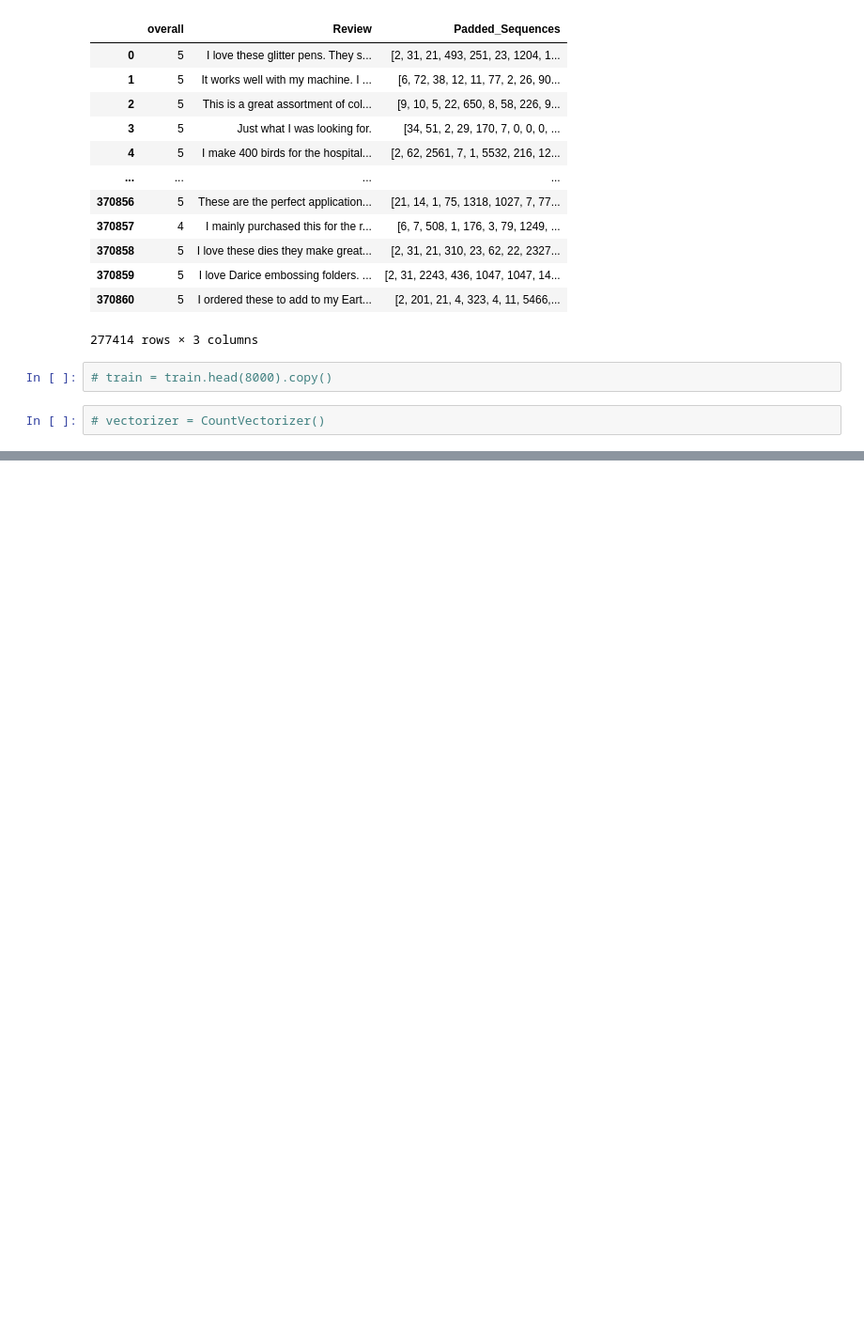
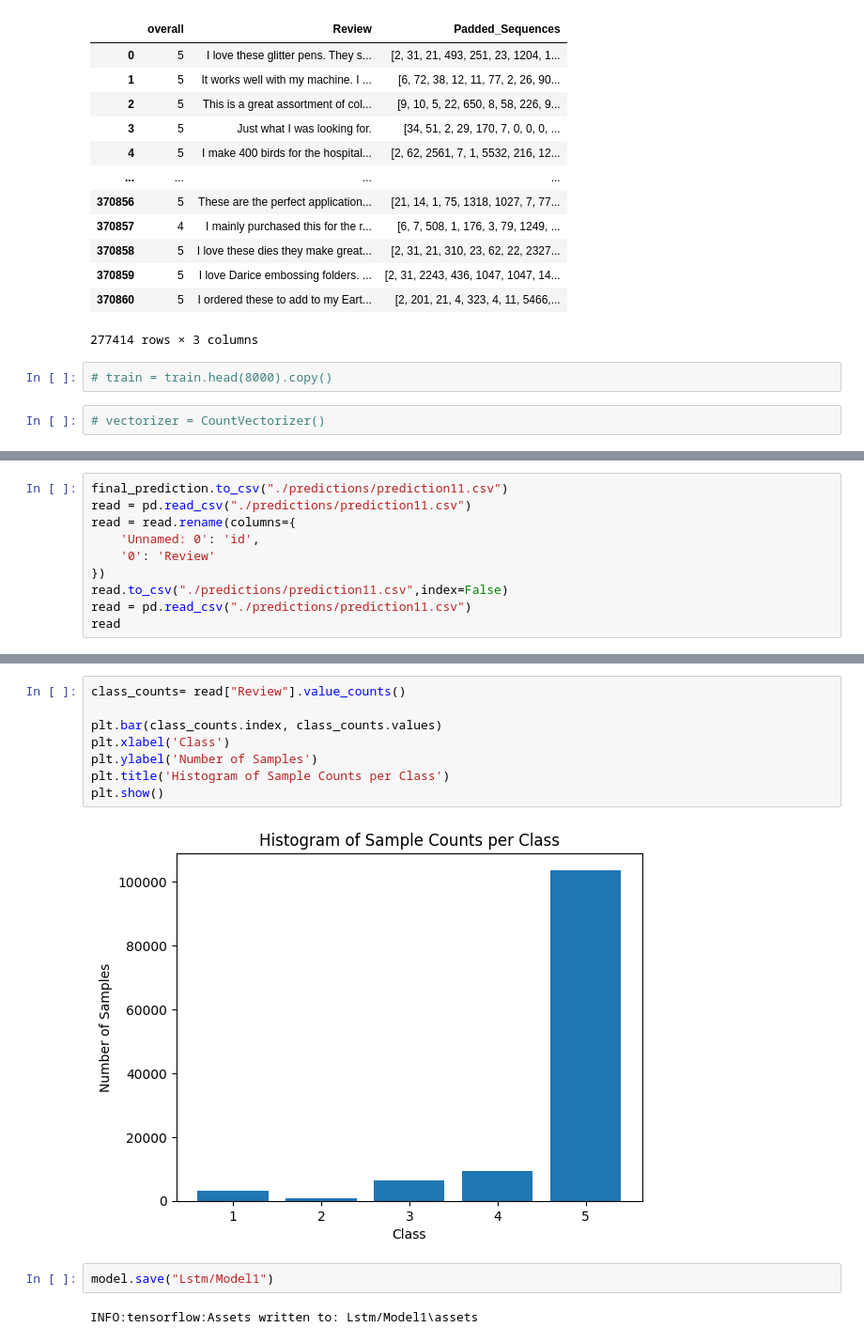
Before and after one commit to nuratamton/Amazon-Reviews, a Jupyter notebook: Lstm.ipynb, the cells around one changed output, grey strips where cells are left out. Shown at 94% size. Saved outputs shown, nothing was run; the diff lists cells and outputs as text; blank space fills up the shorter version.

Commit message:
lstm

```diff
--- a/Lstm.ipynb
+++ b/Lstm.ipynb
@@ -274,0 +340,10 @@ weighted avg       0.80      0.79      0.79    128770
+# %%
+final_prediction.to_csv("./predictions/prediction11.csv")
+read = pd.read_csv("./predictions/prediction11.csv")
+read = read.rename(columns={
+    'Unnamed: 0': 'id',
+    '0': 'Review'
+})
+read.to_csv("./predictions/prediction11.csv",index=False)
+read = pd.read_csv("./predictions/prediction11.csv")
+read
@@ -274,0 +364,14 @@ weighted avg       0.80      0.79      0.79    128770
+# %%
+class_counts= read["Review"].value_counts()
+
+plt.bar(class_counts.index, class_counts.values)
+plt.xlabel('Class')
+plt.ylabel('Number of Samples')
+plt.title('Histogram of Sample Counts per Class')
+plt.show()
+# %% [output]
+[figure, added]
+# %%
+model.save("Lstm/Model1")
+# %% [output]
+INFO:tensorflow:Assets written to: Lstm/Model1\assets
```
Also changed, not shown: parts of 26 cells of this notebook, 5 other files.
